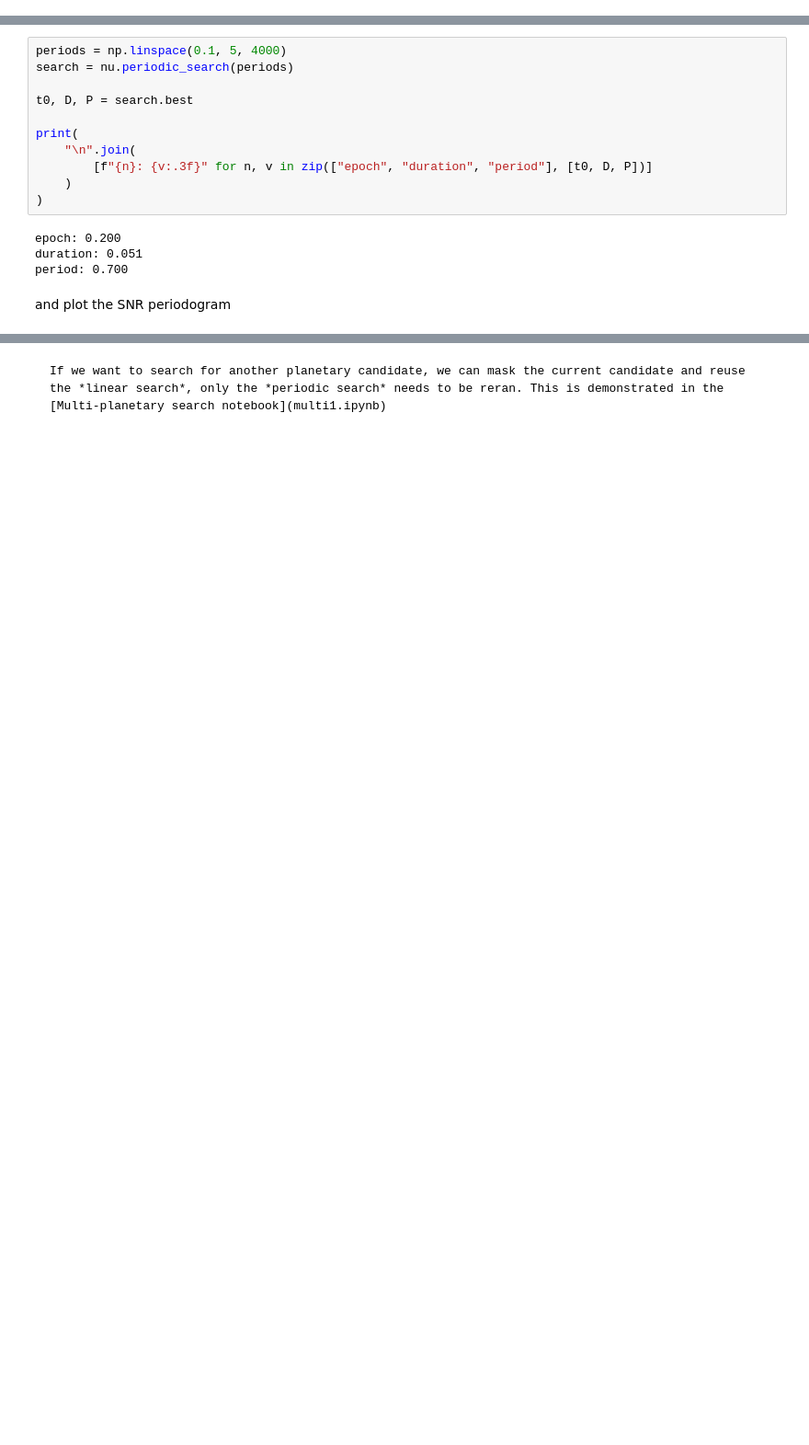
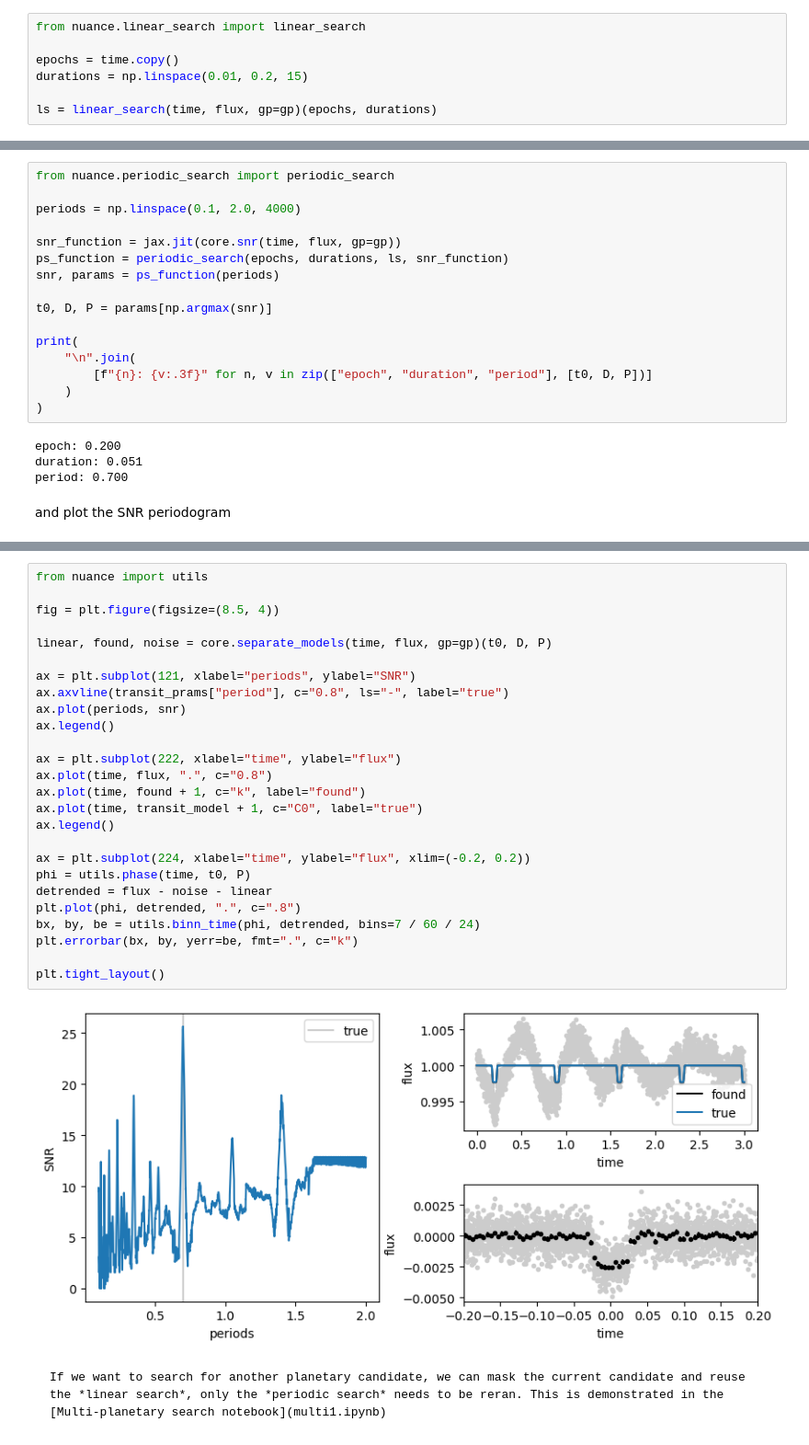
Before and after one commit to lgrcia/nuance, a Jupyter notebook: docs/notebooks/periodic.ipynb, the cells around one changed output, grey strips where cells are left out. Shown at 92% size. Cells and saved outputs as stored; diff of their text form; blank space fills up the shorter version.

Commit message:
feat: (part one) everything functional programming

````diff
--- a/docs/notebooks/periodic.ipynb
+++ b/docs/notebooks/periodic.ipynb
@@ -34,2 +37,9 @@ nu.linear_search(t0s, Ds)
+# %%
+from nuance.linear_search import linear_search
+
+epochs = time.copy()
+durations = np.linspace(0.01, 0.2, 15)
+
+ls = linear_search(time, flux, gp=gp)(epochs, durations)
 # %% [markdown]
 ```{note}
@@ -40,10 +50,15 @@ Notice how we reused the same kernel used to generate the data. In practice, a k
 
 We can now perform the *periodic search*
 # %%
-periods = np.linspace(0.1, 5, 4000)
-search = nu.periodic_search(periods)
+from nuance.periodic_search import periodic_search
 
-t0, D, P = search.best
+periods = np.linspace(0.1, 2.0, 4000)
+
+snr_function = jax.jit(core.snr(time, flux, gp=gp))
+ps_function = periodic_search(epochs, durations, ls, snr_function)
+snr, params = ps_function(periods)
+
+t0, D, P = params[np.argmax(snr)]
 
 print(
     "\n".join(
@@ -79,3 +74,31 @@ _ = raw.legend()
+# %%
+from nuance import utils
+
+fig = plt.figure(figsize=(8.5, 4))
+
+linear, found, noise = core.separate_models(time, flux, gp=gp)(t0, D, P)
+
+ax = plt.subplot(121, xlabel="periods", ylabel="SNR")
+ax.axvline(transit_prams["period"], c="0.8", ls="-", label="true")
+ax.plot(periods, snr)
+ax.legend()
+
+ax = plt.subplot(222, xlabel="time", ylabel="flux")
+ax.plot(time, flux, ".", c="0.8")
+ax.plot(time, found + 1, c="k", label="found")
+ax.plot(time, transit_model + 1, c="C0", label="true")
+ax.legend()
+
+ax = plt.subplot(224, xlabel="time", ylabel="flux", xlim=(-0.2, 0.2))
+phi = utils.phase(time, t0, P)
+detrended = flux - noise - linear
+plt.plot(phi, detrended, ".", c=".8")
+bx, by, be = utils.binn_time(phi, detrended, bins=7 / 60 / 24)
+plt.errorbar(bx, by, yerr=be, fmt=".", c="k")
+
+plt.tight_layout()
+# %% [output]
+[figure, added]
 # %% [markdown]
 ```{note}
 If we want to search for another planetary candidate, we can mask the current candidate and reuse the *linear search*, only the *periodic search* needs to be reran. This is demonstrated in the [Multi-planetary search notebook](multi1.ipynb)
````
Also changed, not shown: parts of 7 cells of this notebook, 10 other files.
